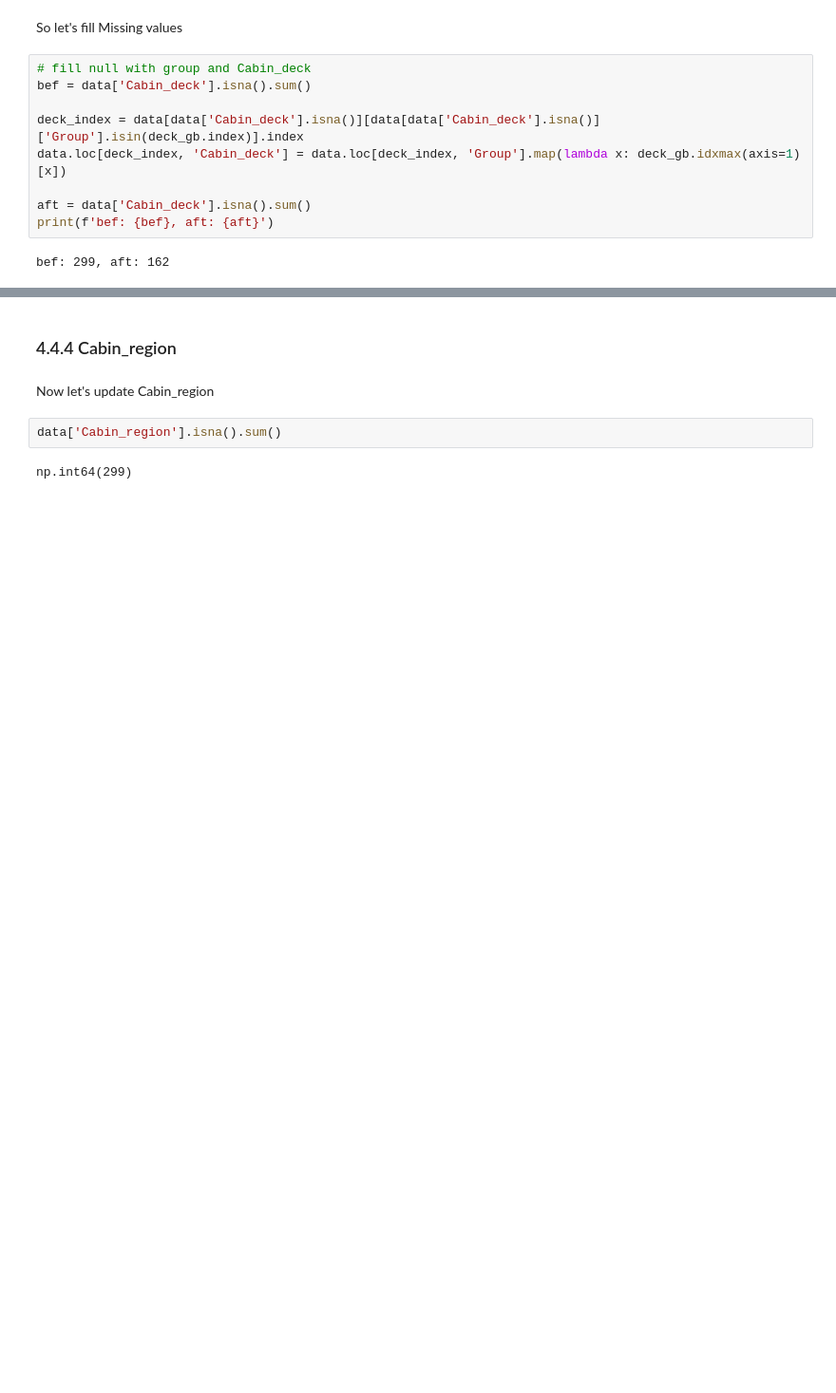
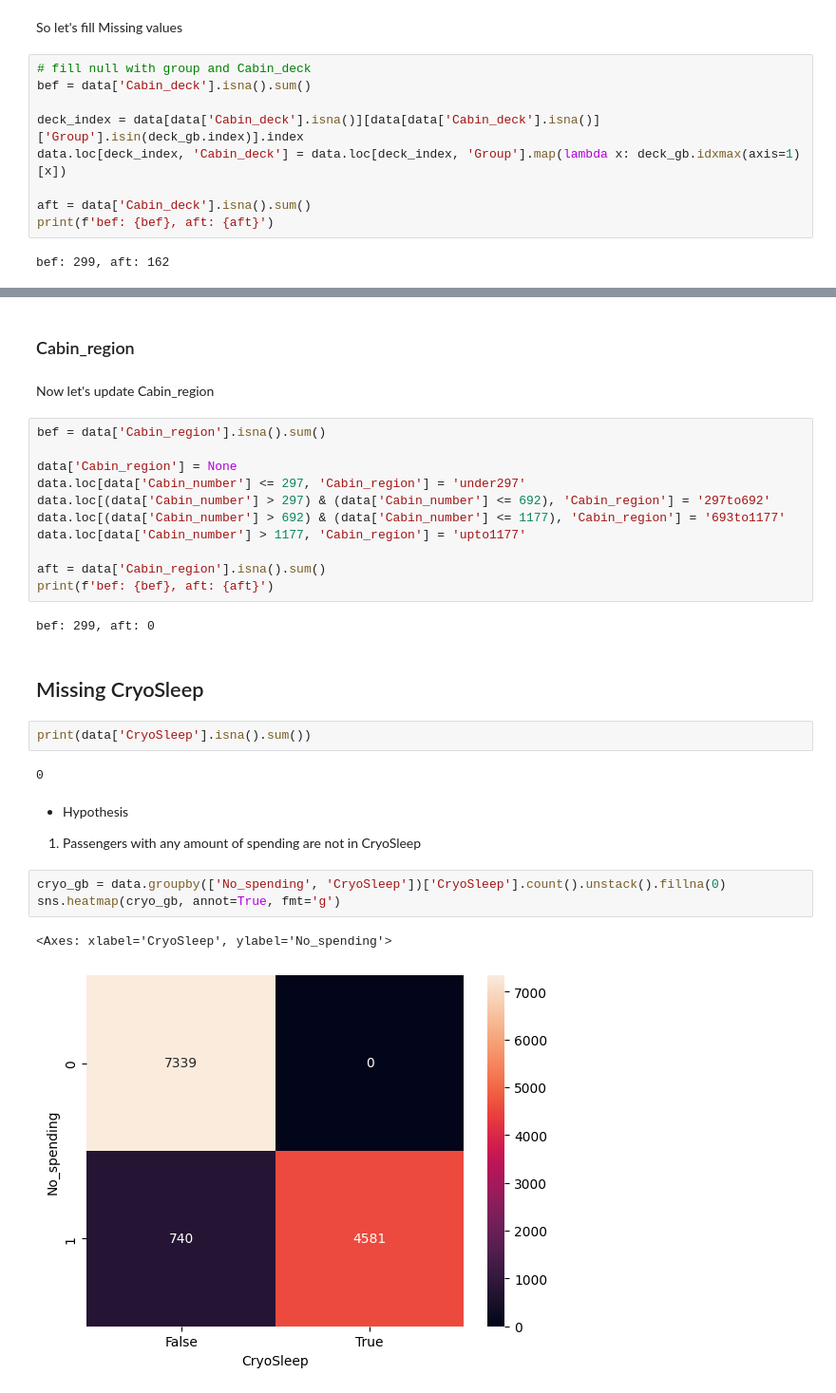
Before and after one commit to bina02/kaggle-Spaceship-titanic, a Jupyter notebook: main.ipynb, the cells around one changed output, grey strips where cells are left out. Shown at 95% size. Drawn from its saved outputs; the diff is of its cells as text; blank space fills up the shorter version.

```diff
--- a/main.ipynb
+++ b/main.ipynb
@@ -1109,8 +1189,32 @@ bef: 299, aft: 2
 # %% [markdown]
-### 4.4.4 Cabin_region
+### Cabin_region
 # %% [markdown]
 Now let's update Cabin_region
 # %%
-data['Cabin_region'].isna().sum()
+bef = data['Cabin_region'].isna().sum()
+
+data['Cabin_region'] = None
+data.loc[data['Cabin_number'] <= 297, 'Cabin_region'] = 'under297'
+data.loc[(data['Cabin_number'] > 297) & (data['Cabin_number'] <= 692), 'Cabin_region'] = '297to692'
+data.loc[(data['Cabin_number'] > 692) & (data['Cabin_number'] <= 1177), 'Cabin_region'] = '693to1177'
+data.loc[data['Cabin_number'] > 1177, 'Cabin_region'] = 'upto1177'
+
+aft = data['Cabin_region'].isna().sum()
+print(f'bef: {bef}, aft: {aft}')
 # %% [output]
-np.int64(299)
+bef: 299, aft: 0
+# %% [markdown]
+## Missing CryoSleep
+# %%
+print(data['CryoSleep'].isna().sum())
+# %% [output]
+0
+# %% [markdown]
+- Hypothesis
+1. Passengers with any amount of spending are not in CryoSleep
+# %%
+cryo_gb = data.groupby(['No_spending', 'CryoSleep'])['CryoSleep'].count().unstack().fillna(0)
+sns.heatmap(cryo_gb, annot=True, fmt='g')
+# %% [output]
+<Axes: xlabel='CryoSleep', ylabel='No_spending'>
+[figure, added]
```
Also changed, not shown: parts of 54 cells of this notebook.
